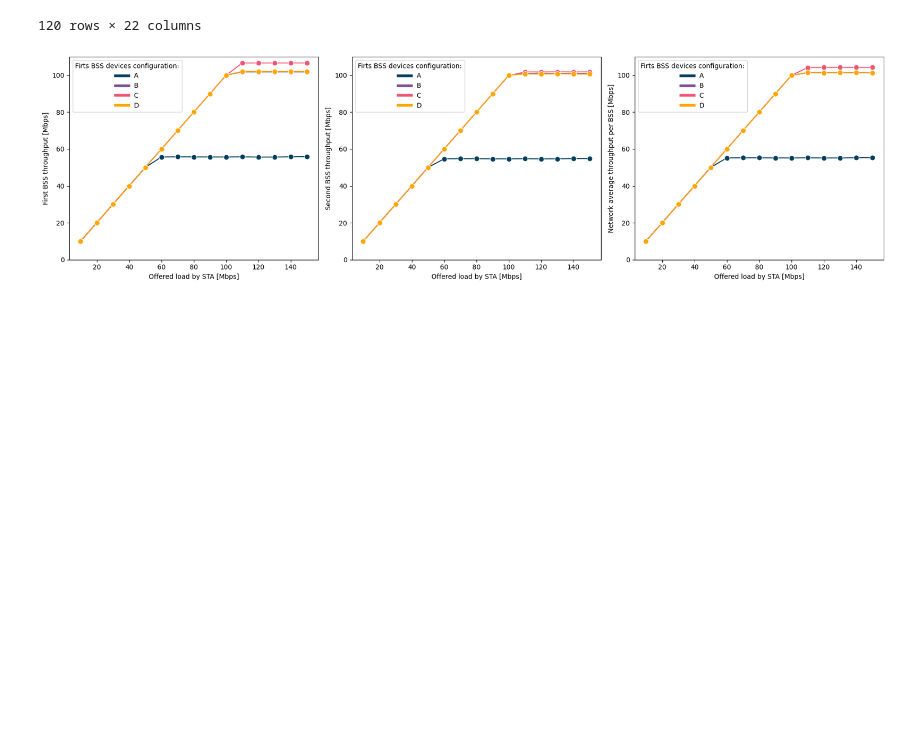
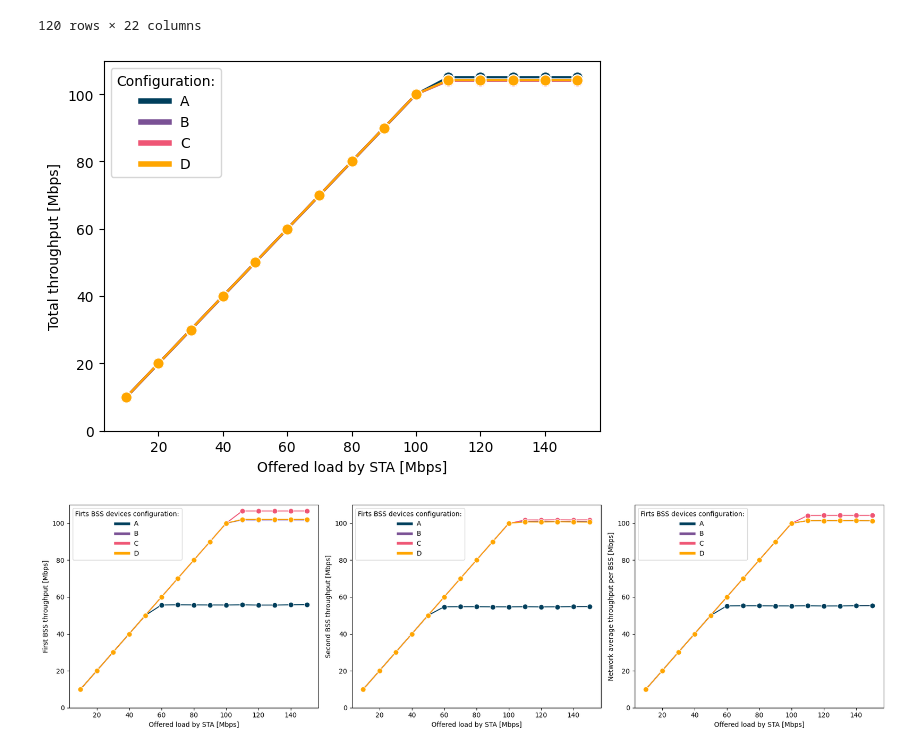
Before and after one commit to fmargul/magisterka, a Jupyter notebook: dataRate2/data_rate2.ipynb, the cells around one changed output. Saved outputs shown, nothing was run; the diff lists cells and outputs as text; code cells hidden in the pictures; blank space fills up the shorter version.

```diff
--- a/dataRate2/data_rate2.ipynb
+++ b/dataRate2/data_rate2.ipynb
@@ -27,6 +27,33 @@ data
 | 118 | 407456 | 1 | 1 | 0 | 2 | 28.908800 | 0.000060 | 0.895970 | 106.6440 | 1677253512 | ... |
 | 119 | 407456 | 2 | 1 | 0 | 2 | 32.124800 | 0.000070 | 0.916700 | 101.8200 | 1601379144 | ... |
 120 rows × 22 columns
+# %%
+plot_sum = data.groupby(['scenario', 'distance', 'linksNumber', 'rngRun', 'throughput', 'loss', 'jitter', 'latency']).sum().reset_index()
+plot_sum
+ax = None
+plt.grid(color = 'white', linestyle = '--', linewidth = 0.5)
+
+ax = sns.lineplot(data=plot_sum, x='dataRate', y='throughput', hue='scenario', errorbar=('ci'), markers=True, palette=palette, ax=ax, style='nStations')
+ax.tick_params(axis='y', which='both', labelleft=True)
+for line in ax.get_lines():  # Modyfikacja markerów w istniejących liniach
+    line.set_markersize(marker_size)
+
+handles, labels = ax.get_legend_handles_labels()
+for handle in handles:
+    handle.set_linewidth(4)
+ax.legend(
+      handles=handles[1:8],
+      labels=['A', 'B', 'C', 'D'],
+      ncol=1,              # Liczba kolumn w legendzie
+      fontsize='medium',   # Rozmiar czcionki
+      title='Configuration:',         # <- Tytuł legendy
+      title_fontsize='medium'    # <- Rozmiar czcionki tytułu
+    )
+ax.set_ylim(0)  # Ustawienie minimalnej wartości osi Y na 0 dla Throughput
+ax.set(xlabel=xlabel, ylabel='Total throughput [Mbps]')
+plt.savefig('dataRate_thr.svg', bbox_inches='tight')
+# %% [output]
+[figure, added]
 # %%
 df0 = (
     data.query("flow == 1")                       # zostawiamy tylko flow 0
```
Also changed, not shown: 53 other files.
